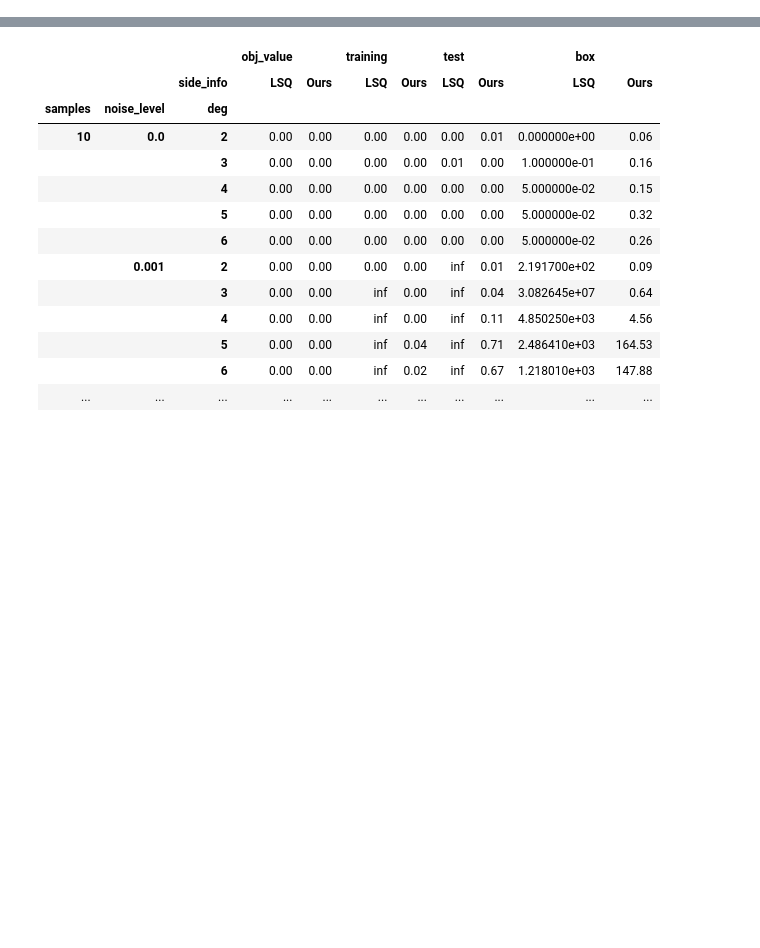
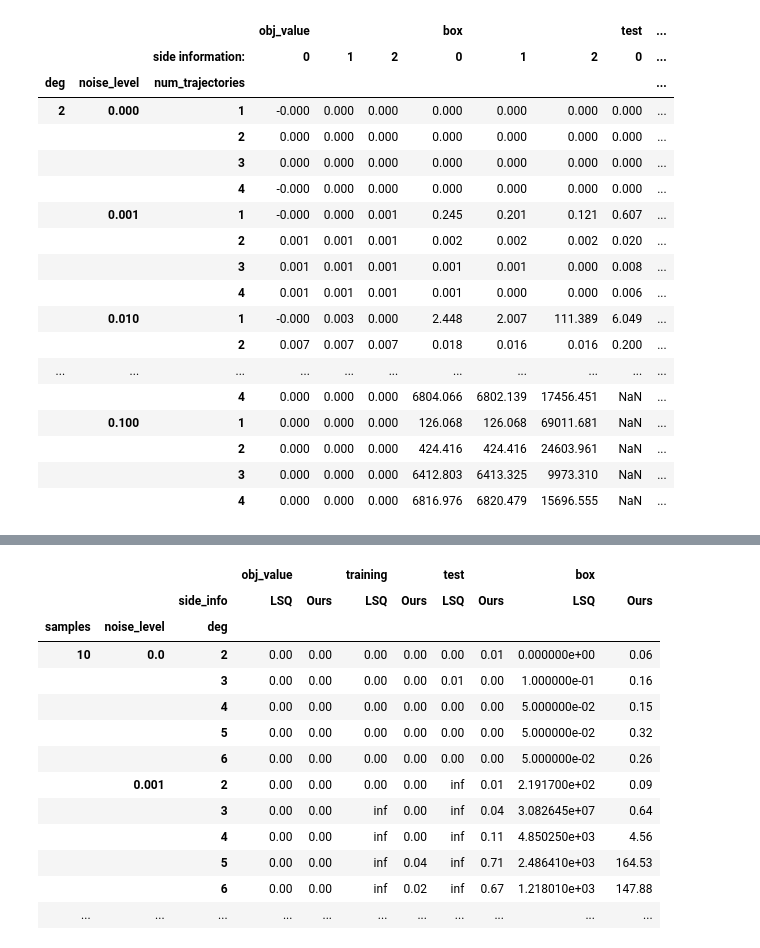
Before and after one commit to bachirelkhadir/learning-with-side-info, a Jupyter notebook: notebooks/read-tables.ipynb, the cells around one changed output, grey strips where cells are left out. Saved outputs shown, nothing was run; the diff lists cells and outputs as text; code cells hidden in the pictures; blank space fills up the shorter version.

```diff
--- a/notebooks/read-tables.ipynb
+++ b/notebooks/read-tables.ipynb
@@ -29,0 +126,32 @@ results_disease.head()
+# %%
+tbl_as_latex = results_disease.copy()
+tbl_as_latex = tbl_as_latex[tbl_as_latex.num_samples == 10]
+tbl_as_latex = tbl_as_latex[["deg", "num_trajectories", "noise_level", "side_info", "obj_value", "test", "box", ]].round(3)
+tbl_as_latex.groupby(["deg", "noise_level", "num_trajectories", "side_info"]).agg({"obj_value": "last"})
+tbl_as_latex_index = tbl_as_latex.index.copy()
+tbl_as_latex = tbl_as_latex.reset_index()
+tbl_as_latex = tbl_as_latex.pivot(values=["obj_value", "box", "test", ], columns="side_info",
+                                  index=[ "deg", "noise_level", "num_trajectories", ])
+tbl_as_latex.columns.names = ["", "side information:"]
+pd.set_option("display.max_rows", None, "display.max_columns", None)
+display(tbl_as_latex)
+# %% [output]
+|  |  |  | obj_value |  |  | box |  |  | test | ... |
+|  |  | side information: | 0 | 1 | 2 | 0 | 1 | 2 | 0 | ... |
+| deg | noise_level | num_trajectories |  |  |  |  |  |  |  | ... |
+| 2 | 0.000 | 1 | -0.000 | 0.000 | 0.000 | 0.000 | 0.000 | 0.000 | 0.000 | ... |
+|  |  | 2 | 0.000 | 0.000 | 0.000 | 0.000 | 0.000 | 0.000 | 0.000 | ... |
+|  |  | 3 | 0.000 | 0.000 | 0.000 | 0.000 | 0.000 | 0.000 | 0.000 | ... |
+|  |  | 4 | -0.000 | 0.000 | 0.000 | 0.000 | 0.000 | 0.000 | 0.000 | ... |
+|  | 0.001 | 1 | -0.000 | 0.000 | 0.001 | 0.245 | 0.201 | 0.121 | 0.607 | ... |
+|  |  | 2 | 0.001 | 0.001 | 0.001 | 0.002 | 0.002 | 0.002 | 0.020 | ... |
+|  |  | 3 | 0.001 | 0.001 | 0.001 | 0.001 | 0.001 | 0.000 | 0.008 | ... |
+|  |  | 4 | 0.001 | 0.001 | 0.001 | 0.001 | 0.000 | 0.000 | 0.006 | ... |
+|  | 0.010 | 1 | -0.000 | 0.003 | 0.000 | 2.448 | 2.007 | 111.389 | 6.049 | ... |
+|  |  | 2 | 0.007 | 0.007 | 0.007 | 0.018 | 0.016 | 0.016 | 0.200 | ... |
+| ... | ... | ... | ... | ... | ... | ... | ... | ... | ... | ... |
+|  |  | 4 | 0.000 | 0.000 | 0.000 | 6804.066 | 6802.139 | 17456.451 | NaN | ... |
+|  | 0.100 | 1 | 0.000 | 0.000 | 0.000 | 126.068 | 126.068 | 69011.681 | NaN | ... |
+|  |  | 2 | 0.000 | 0.000 | 0.000 | 424.416 | 424.416 | 24603.961 | NaN | ... |
+|  |  | 3 | 0.000 | 0.000 | 0.000 | 6412.803 | 6413.325 | 9973.310 | NaN | ... |
+|  |  | 4 | 0.000 | 0.000 | 0.000 | 6816.976 | 6820.479 | 15696.555 | NaN | ... |
```
Also changed, not shown: parts of 7 cells of this notebook, 2 other files.
